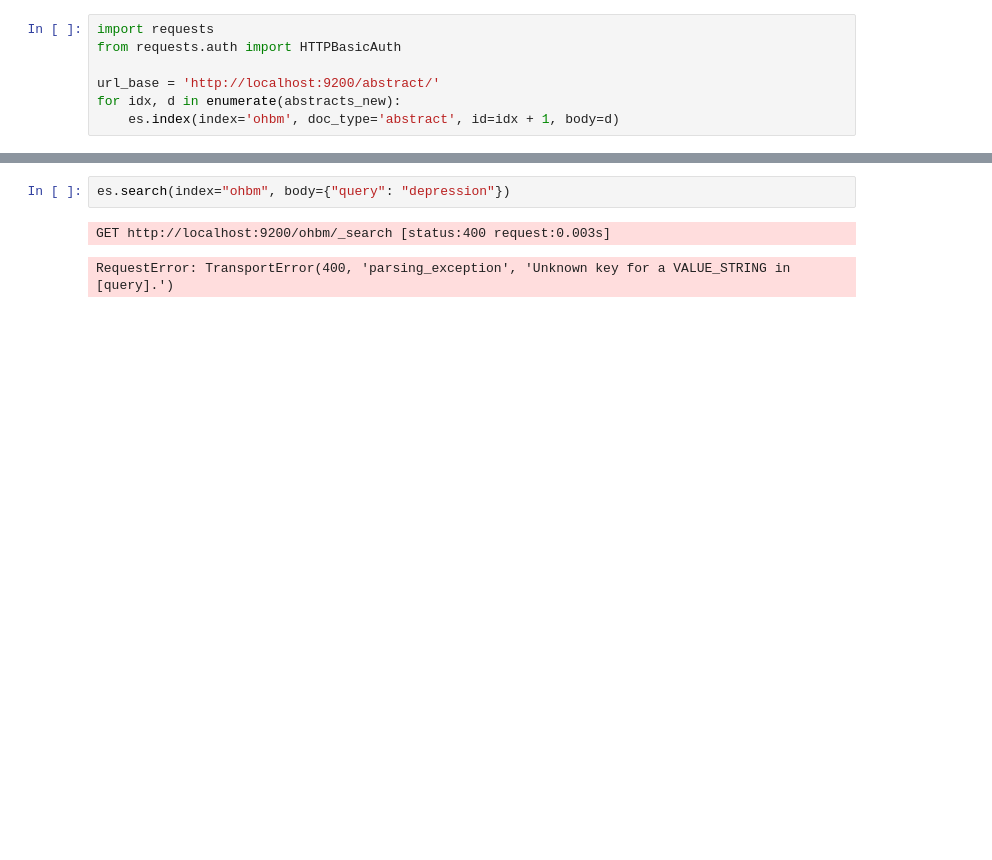
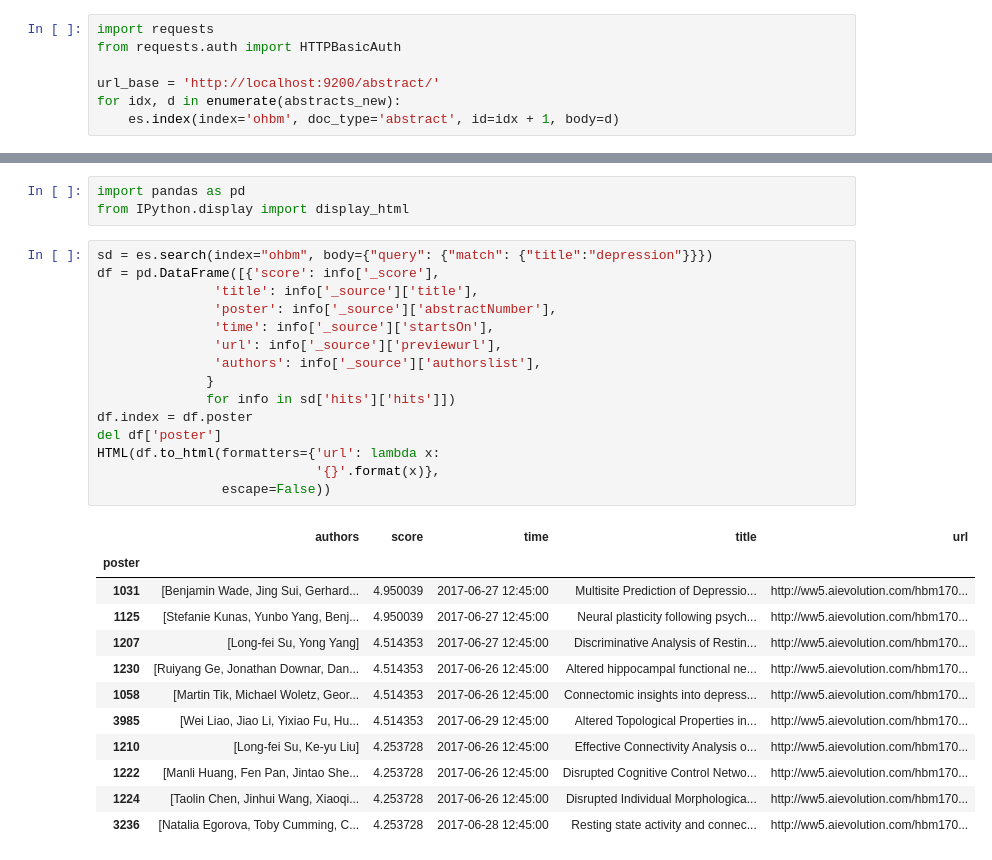
Before and after one commit to satra/ohbm, a Jupyter notebook: doc/ohbm-abstract-search.ipynb, the cells around one changed output, grey strips where cells are left out. Drawn from its saved outputs; the diff is of its cells as text; blank space fills up the shorter version.

Commit message:
updated search

```diff
--- a/doc/ohbm-abstract-search.ipynb
+++ b/doc/ohbm-abstract-search.ipynb
@@ -121,5 +141,31 @@ NotFoundError: TransportError(404, 'index_not_found_exception', 'no such index')
-# %%
-es.search(index="ohbm", body={"query": "depression"})
-# %% [output]
-GET http://localhost:9200/ohbm/_search [status:400 request:0.003s]
-RequestError: TransportError(400, 'parsing_exception', 'Unknown key for a VALUE_STRING in [query].')
+# %%
+import pandas as pd
+from IPython.display import display_html
+# %%
+sd = es.search(index="ohbm", body={"query": {"match": {"title":"depression"}}})
+df = pd.DataFrame([{'score': info['_score'],
+               'title': info['_source']['title'],
+               'poster': info['_source']['abstractNumber'],
+               'time': info['_source']['startsOn'],
+               'url': info['_source']['previewurl'],
+               'authors': info['_source']['authorslist'],
+              }
+              for info in sd['hits']['hits']])
+df.index = df.poster
+del df['poster']
+HTML(df.to_html(formatters={'url': lambda x:
+                            '{}'.format(x)},
+                escape=False))
+# %% [output]
+|  | authors | score | time | title | url |
+| poster |  |  |  |  |  |
+| 1031 | [Benjamin Wade, Jing Sui, Gerhard... | 4.950039 | 2017-06-27 12:45:00 | Multisite Prediction of Depressio... | http://ww5.aievolution.com/hbm170... |
+| 1125 | [Stefanie Kunas, Yunbo Yang, Benj... | 4.950039 | 2017-06-27 12:45:00 | Neural plasticity following psych... | http://ww5.aievolution.com/hbm170... |
+| 1207 | [Long-fei Su, Yong Yang] | 4.514353 | 2017-06-27 12:45:00 | Discriminative Analysis of Restin... | http://ww5.aievolution.com/hbm170... |
+| 1230 | [Ruiyang Ge, Jonathan Downar, Dan... | 4.514353 | 2017-06-26 12:45:00 | Altered hippocampal functional ne... | http://ww5.aievolution.com/hbm170... |
+| 1058 | [Martin Tik, Michael Woletz, Geor... | 4.514353 | 2017-06-26 12:45:00 | Connectomic insights into depress... | http://ww5.aievolution.com/hbm170... |
+| 3985 | [Wei Liao, Jiao Li, Yixiao Fu, Hu... | 4.514353 | 2017-06-29 12:45:00 | Altered Topological Properties in... | http://ww5.aievolution.com/hbm170... |
+| 1210 | [Long-fei Su, Ke-yu Liu] | 4.253728 | 2017-06-26 12:45:00 | Effective Connectivity Analysis o... | http://ww5.aievolution.com/hbm170... |
+| 1222 | [Manli Huang, Fen Pan, Jintao She... | 4.253728 | 2017-06-26 12:45:00 | Disrupted Cognitive Control Netwo... | http://ww5.aievolution.com/hbm170... |
+| 1224 | [Taolin Chen, Jinhui Wang, Xiaoqi... | 4.253728 | 2017-06-26 12:45:00 | Disrupted Individual Morphologica... | http://ww5.aievolution.com/hbm170... |
+| 3236 | [Natalia Egorova, Toby Cumming, C... | 4.253728 | 2017-06-28 12:45:00 | Resting state activity and connec... | http://ww5.aievolution.com/hbm170... |
```
Also changed, not shown: parts of 5 cells of this notebook, 1 other file.
